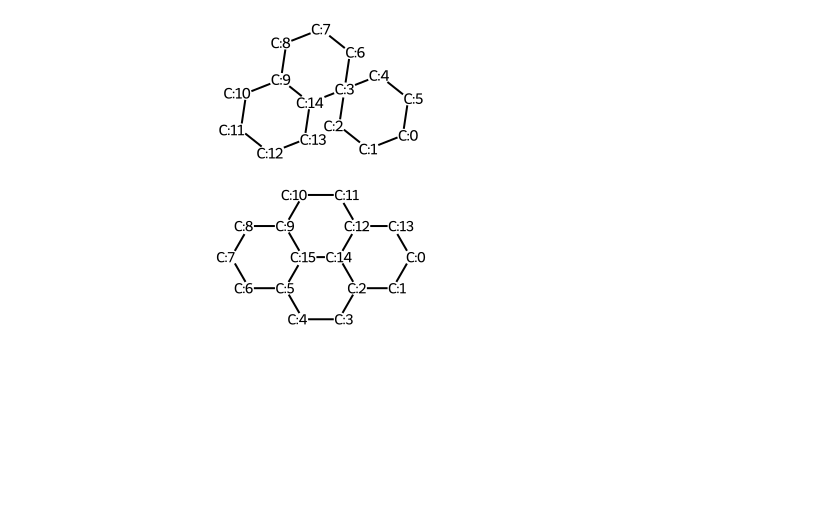
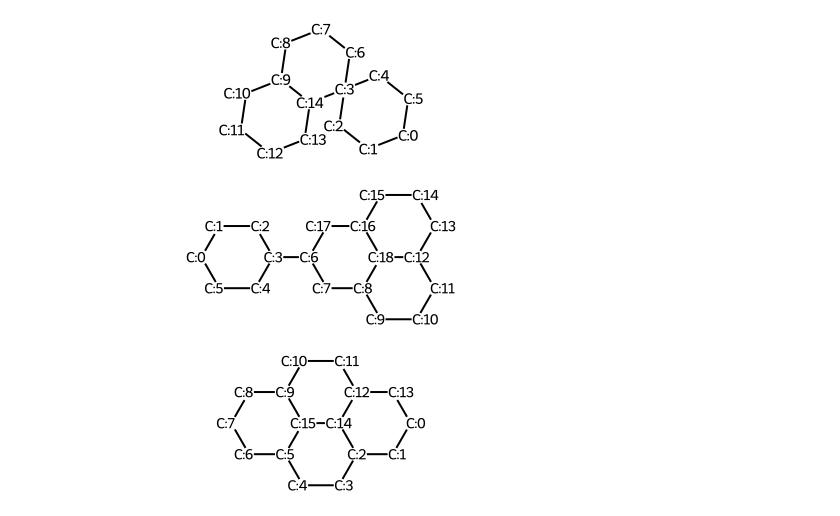
Before and after one commit to chopralab/Cliquify, a Jupyter notebook: t_enumerate.ipynb, the cells around one changed output. Saved outputs shown, nothing was run; the diff lists cells and outputs as text; code cells hidden in the pictures; blank space fills up the shorter version.

```diff
--- a/t_enumerate.ipynb
+++ b/t_enumerate.ipynb
@@ -25,6 +25,16 @@ test_mol2 = show_atom_number(Chem.RWMol(mol2), "molAtomMapNumber")
 test_mol2
 # %% [output]
 [figure]
+# %%
+mol2 = Chem.MolFromSmiles("C1CCC(CC1)C1CC2CCCC3CCCC(C1)C23")
+def show_atom_number(mol, label):
+    for atom in mol.GetAtoms():
+        atom.SetProp(label, str(atom.GetIdx()))
+    return mol
+test_mol2 = show_atom_number(Chem.RWMol(mol2), "molAtomMapNumber")
+test_mol2
+# %% [output]
+[figure, added]
 # %%
 def copy_atom(atom):
     new_atom = Chem.Atom(atom.GetSymbol())
```
Also changed, not shown: parts of 4 cells of this notebook, 3 other files.
